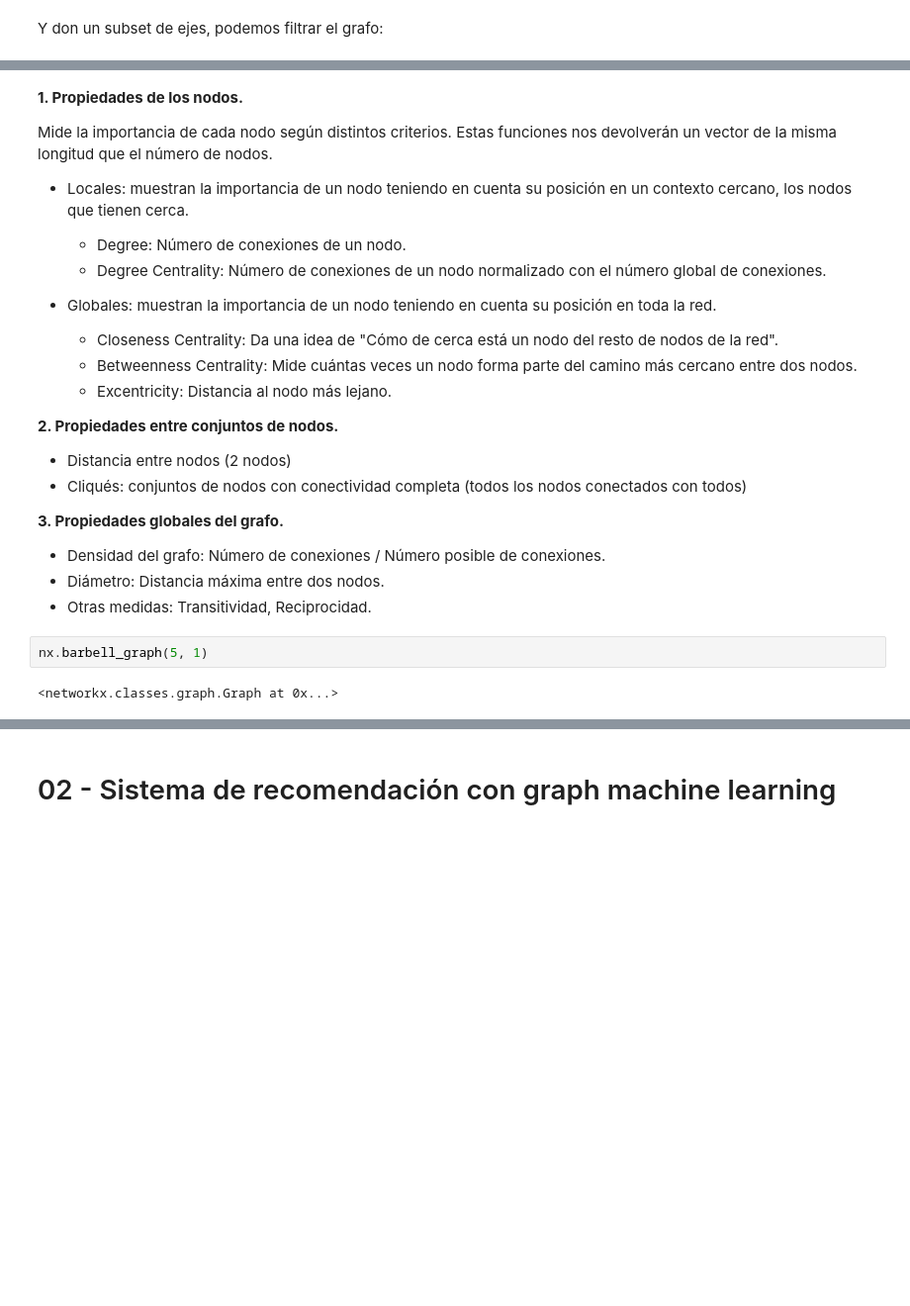
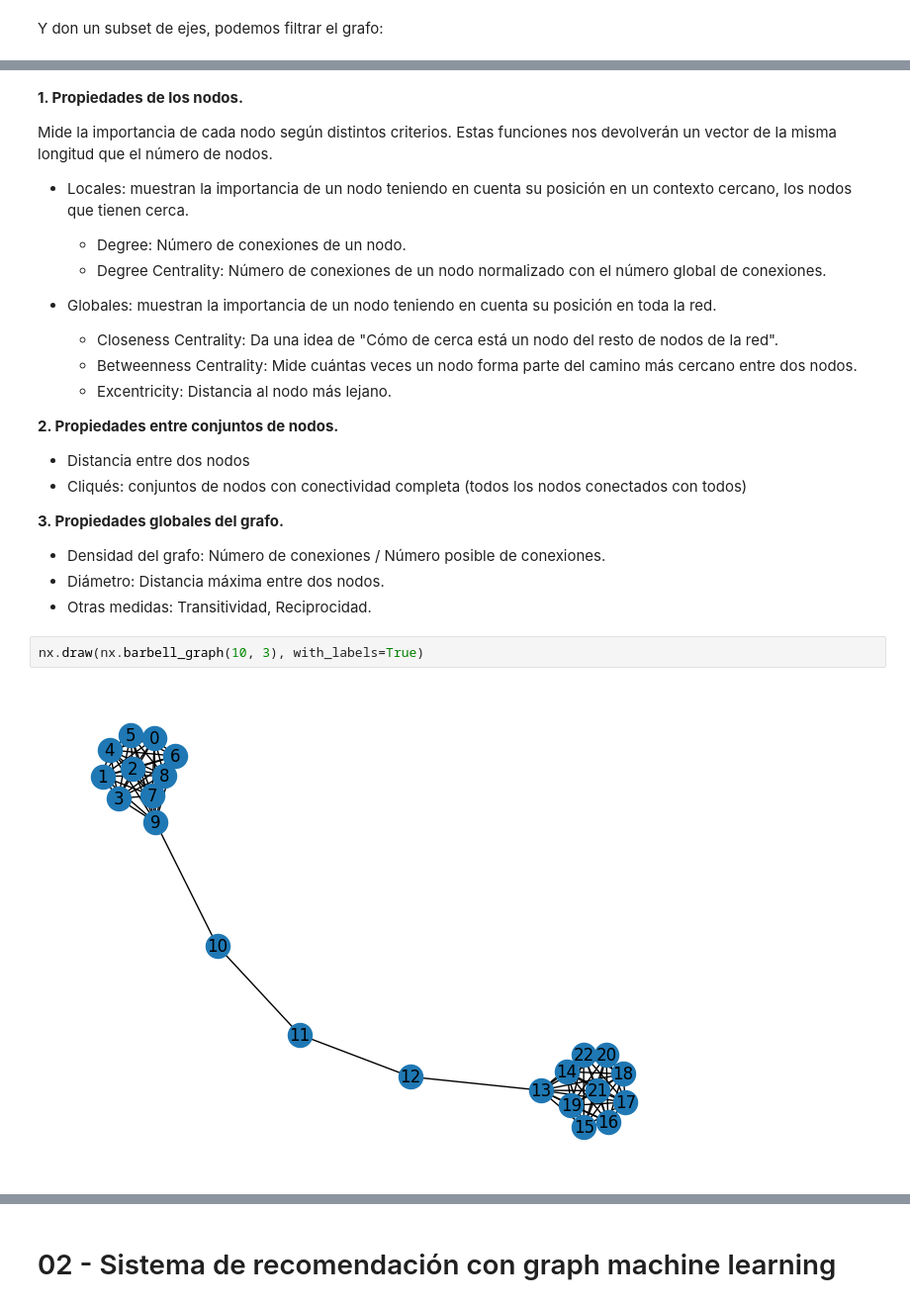
Before and after one commit to FernandoCarazoMelo/network-science, a Jupyter notebook: notebooks/01_FC_network-intro.ipynb, the cells around one changed output, grey strips where cells are left out. Shown: that part at 99% size. Saved outputs shown, nothing was run; the diff lists cells and outputs as text; blank space fills up the shorter version.

```diff
--- a/notebooks/01_FC_network-intro.ipynb
+++ b/notebooks/01_FC_network-intro.ipynb
@@ -356,7 +360,7 @@ Mide la importancia de cada nodo según distintos criterios. Estas funciones nos
 
 **2. Propiedades entre conjuntos de nodos.**
 
-- Distancia entre nodos (2 nodos)
+- Distancia entre dos nodos
 - Cliqués: conjuntos de nodos con conectividad completa (todos los nodos conectados con todos)
 
 **3. Propiedades globales del grafo.**
@@ -364,8 +368,8 @@ Mide la importancia de cada nodo según distintos criterios. Estas funciones nos
 - Densidad del grafo: Número de conexiones / Número posible de conexiones.
 - Diámetro: Distancia máxima entre dos nodos.
 - Otras medidas: Transitividad, Reciprocidad.
-# %%
-nx.barbell_graph(5, 1)
-# %% [output]
-<networkx.classes.graph.Graph at 0x...>
+# %%
+nx.draw(nx.barbell_graph(10, 3), with_labels=True)
+# %% [output]
+[figure, added]
 # %% [markdown]
```
Also changed, not shown: parts of 8 cells of this notebook.
